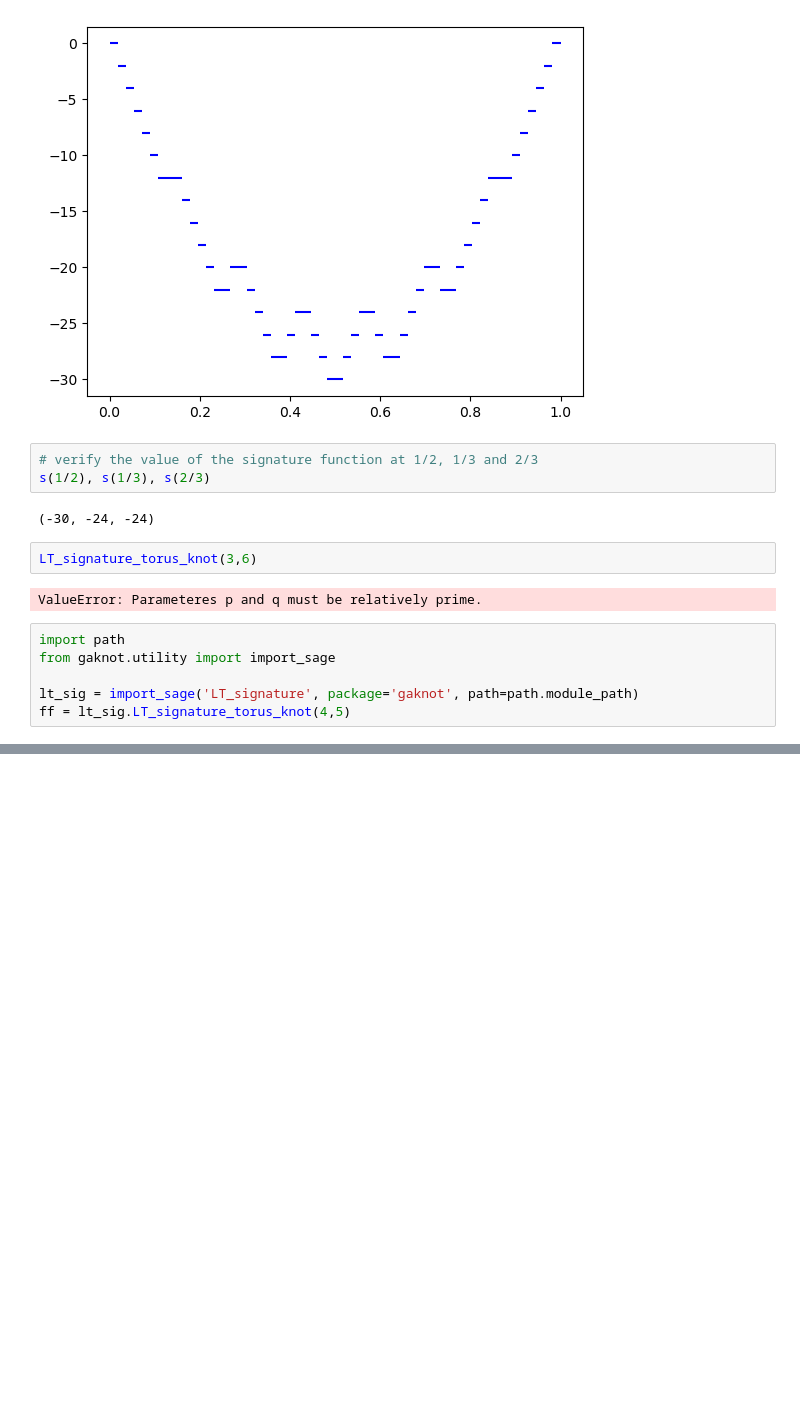
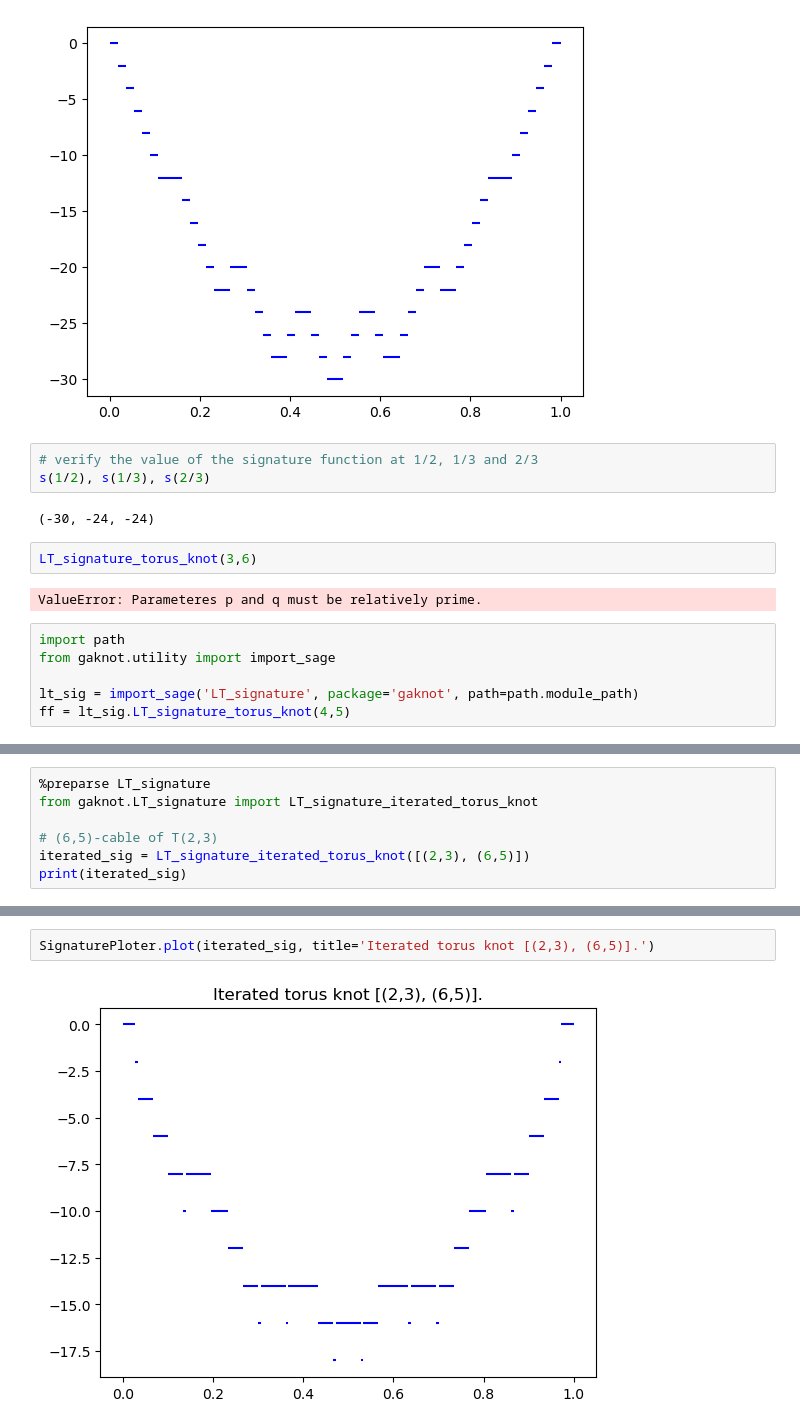
Before and after one commit to wpolitarczyk/signature-function, a Jupyter notebook: notebooks/LT-signature.ipynb, the cells around one changed output, grey strips where cells are left out. Drawn from its saved outputs; the diff is of its cells as text; blank space fills up the shorter version.

```diff
--- a/notebooks/LT-signature.ipynb
+++ b/notebooks/LT-signature.ipynb
@@ -116,0 +119,7 @@ ff
+# %%
+%preparse LT_signature
+from gaknot.LT_signature import LT_signature_iterated_torus_knot
+
+# (6,5)-cable of T(2,3)
+iterated_sig = LT_signature_iterated_torus_knot([(2,3), (6,5)])
+print(iterated_sig)
@@ -116,0 +144,4 @@ ff
+# %%
+SignaturePloter.plot(iterated_sig, title='Iterated torus knot [(2,3), (6,5)].')
+# %% [output]
+[figure, added]
```
Also changed, not shown: parts of 4 cells of this notebook, 1 other file.
